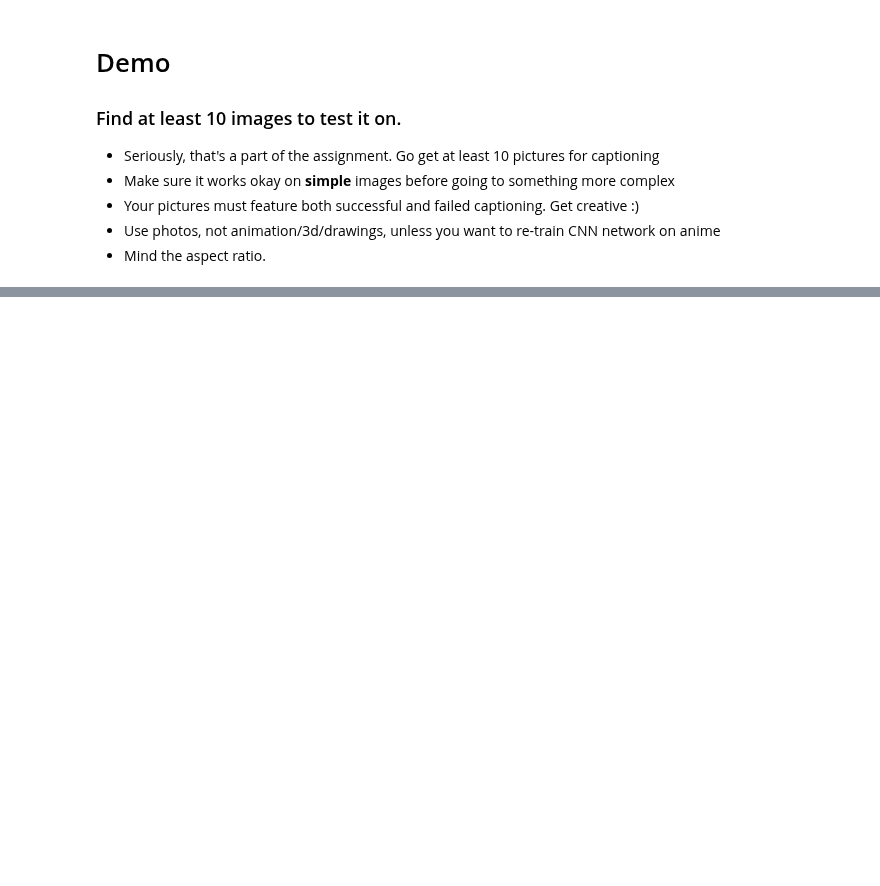
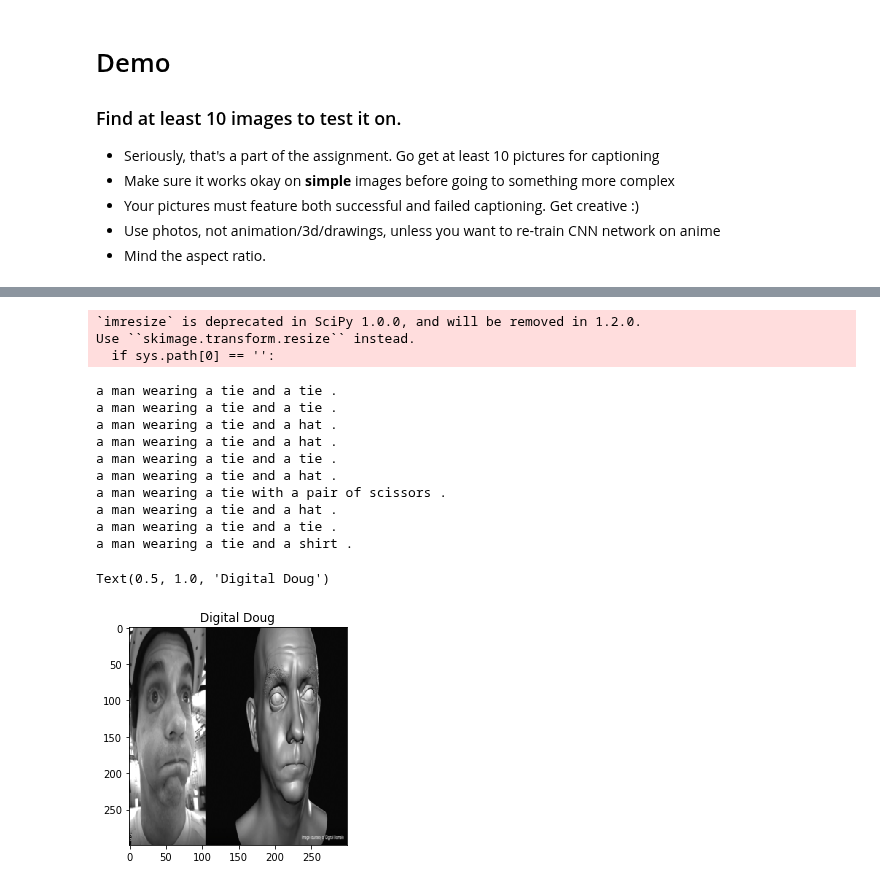
Before and after one commit to SomeoneSerge/skt_deeplearning, a Jupyter notebook: HW4/homework04_basic_part2_image_captioning.ipynb, the cells around one changed output, grey strips where cells are left out. Cells and saved outputs as stored; diff of their text form; code cells hidden in the pictures; blank space fills up the shorter version.

```diff
--- a/HW4/homework04_basic_part2_image_captioning.ipynb
+++ b/HW4/homework04_basic_part2_image_captioning.ipynb
@@ -539,0 +601,18 @@ a black and white cat sitting on top of a bed .
+# %%
+show_captions('https://www.fxguide.com/wp-content/uploads/2018/11/Doug1.jpg')[1].set_title('Digital Doug')
+# %% [output]
+`imresize` is deprecated in SciPy 1.0.0, and will be removed in 1.2.0.
+Use ``skimage.transform.resize`` instead.
+  if sys.path[0] == '':
+a man wearing a tie and a tie .
+a man wearing a tie and a tie .
+a man wearing a tie and a hat .
+a man wearing a tie and a hat .
+a man wearing a tie and a tie .
+a man wearing a tie and a hat .
+a man wearing a tie with a pair of scissors .
+a man wearing a tie and a hat .
+a man wearing a tie and a tie .
+a man wearing a tie and a shirt .
+Text(0.5, 1.0, 'Digital Doug')
+[figure, added]
```
Also changed, not shown: parts of 10 cells of this notebook, 1 other file.
